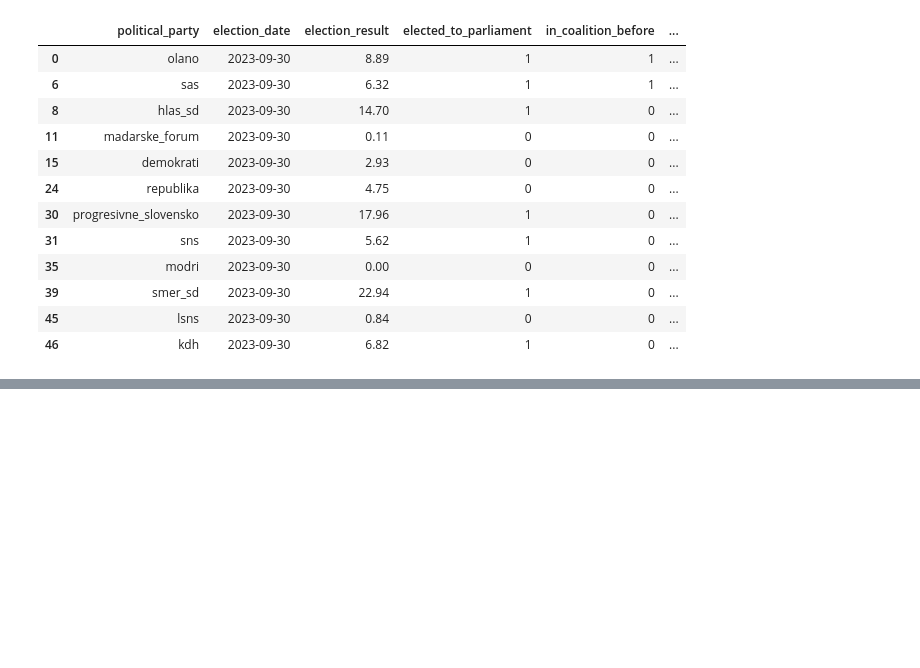
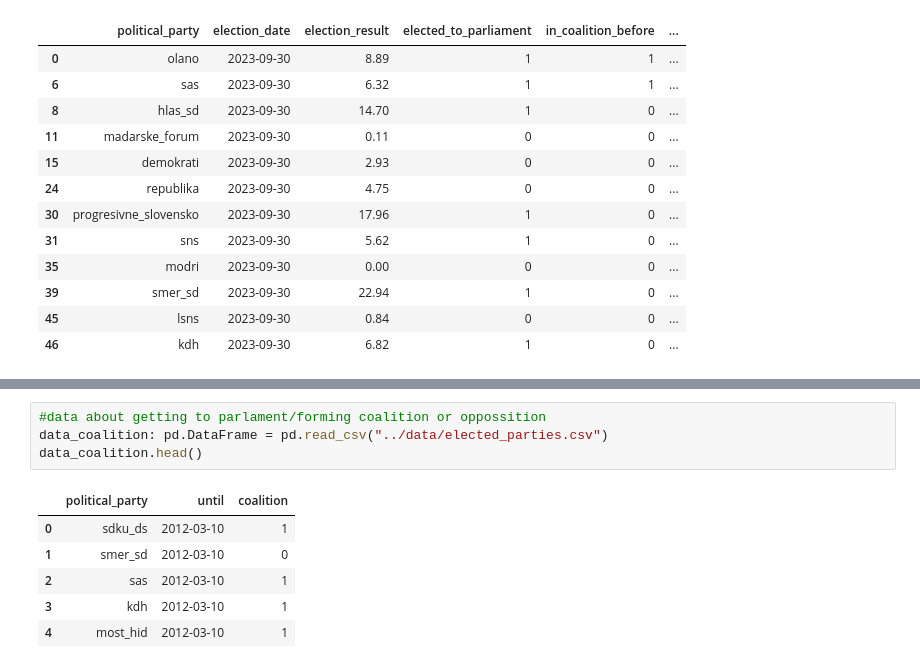
Before and after one commit to spitalskya/PDV-Slovak-election-prediction, a Jupyter notebook: src/exploratory_analysis.ipynb, the cells around one changed output, grey strips where cells are left out. Drawn from its saved outputs; the diff is of its cells as text; blank space fills up the shorter version.

```diff
--- a/src/exploratory_analysis.ipynb
+++ b/src/exploratory_analysis.ipynb
@@ -147,0 +131,11 @@ plt.show()
+# %%
+#data about getting to parlament/forming coalition or oppossition
+data_coalition: pd.DataFrame = pd.read_csv("../data/elected_parties.csv")
+data_coalition.head()
+# %% [output]
+|  | political_party | until | coalition |
+| 0 | sdku_ds | 2012-03-10 | 1 |
+| 1 | smer_sd | 2012-03-10 | 0 |
+| 2 | sas | 2012-03-10 | 1 |
+| 3 | kdh | 2012-03-10 | 1 |
+| 4 | most_hid | 2012-03-10 | 1 |
```
Also changed, not shown: parts of 6 cells of this notebook.
